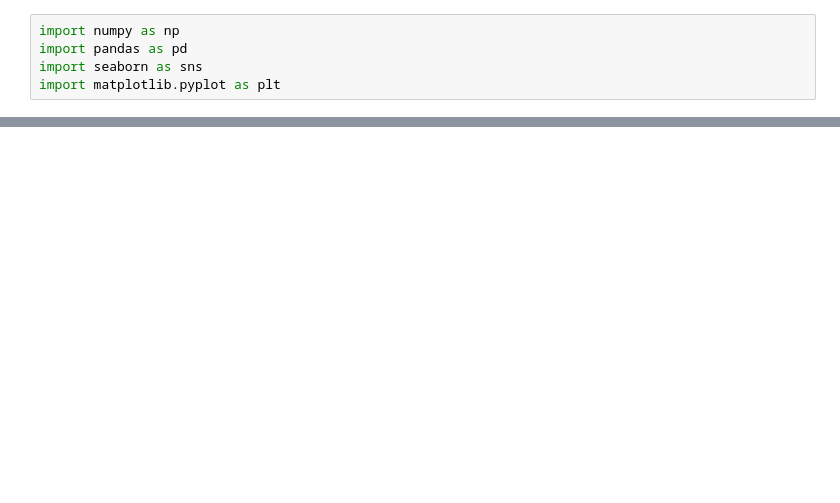
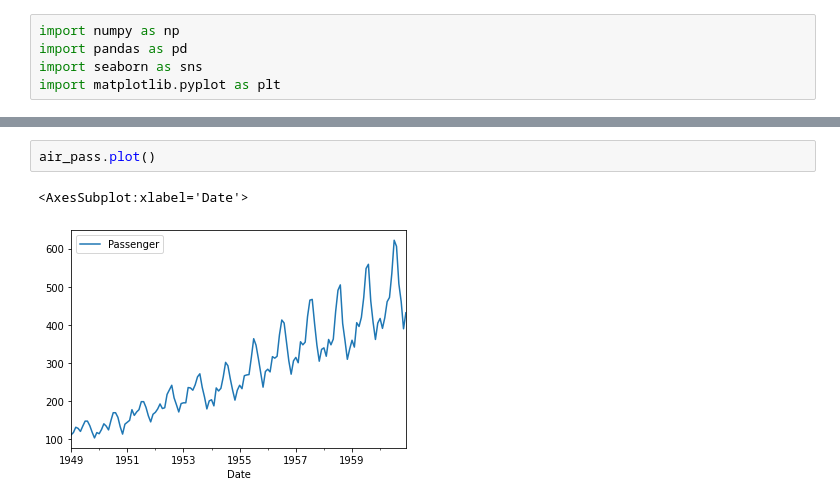
Before and after one commit to ievazzade/ML_Projects, a Jupyter notebook: TSA/air_pass.ipynb, the cells around one changed output, grey strips where cells are left out. Cells and saved outputs as stored; diff of their text form; blank space fills up the shorter version.

```diff
--- a/TSA/air_pass.ipynb
+++ b/TSA/air_pass.ipynb
@@ -17,0 +30,5 @@ air_pass.head()
+# %%
+air_pass.plot()
+# %% [output]
+<AxesSubplot:xlabel='Date'>
+[figure, added]
```
Also changed, not shown: parts of 2 cells of this notebook, 1 other file.
